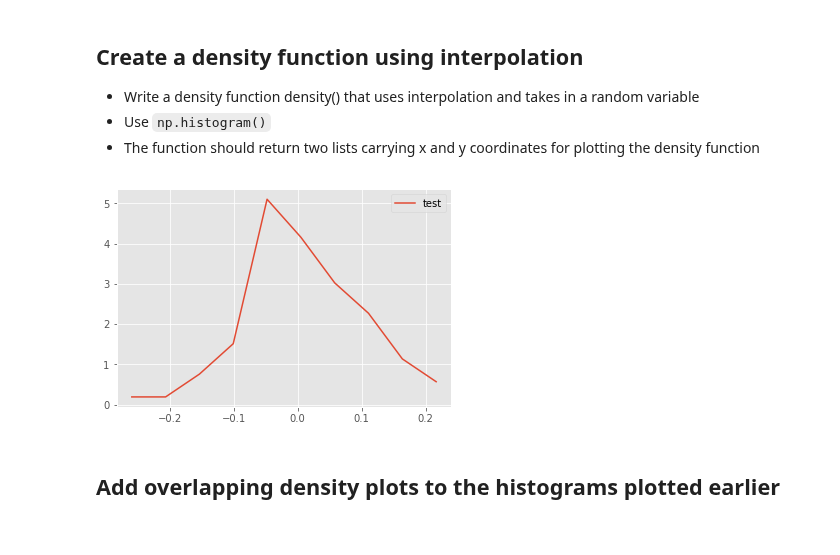
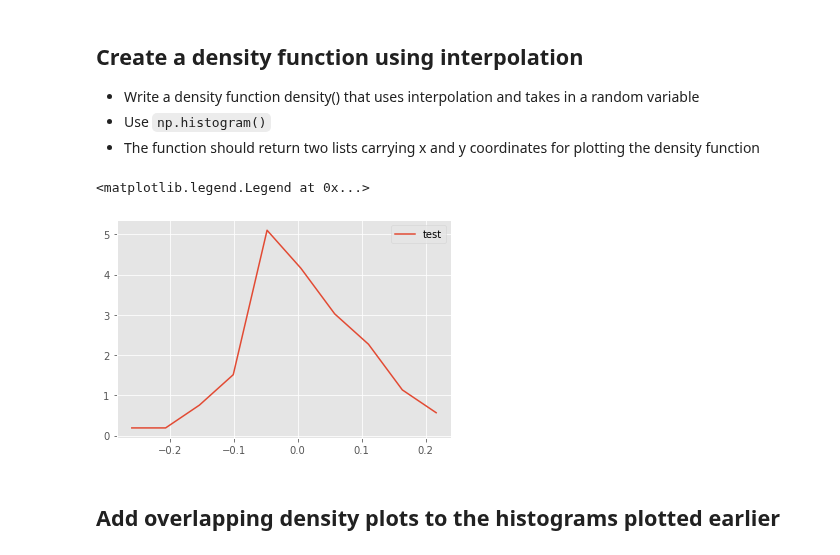
Before and after one commit to jbuenaseda/probability-density-functions-lab-nyc-ds-033020, a Jupyter notebook: index.ipynb, the cells around one changed output. Cells and saved outputs as stored; diff of their text form; code cells hidden in the pictures.

```diff
--- a/index.ipynb
+++ b/index.ipynb
@@ -93,29 +93,30 @@ plt.show()
 # %%
 def density(x):
 
     n, bins = np.histogram(x,10,density=1)
     #Initialize numpy arrays with zeros to store interpolated values
     pdfx = np.zeros(n.size)
     pdfy = np.zeros(n.size)
 
     #Interpolate through histogram bins
     #identify middle point between two neighbouring bins, in terms of x and y coords
     for k in range(n.size):
         pdfx[k]=0.5*(bins[k]+bins[k+1])
         pdfy[k]=n[k]
 
     #plot the calculated curve
     return pdfx, pdfy
 
 # Generate test data and test the function - uncomment to run the test
-# np.random.seed(5)
-# mu, sigma = 0, 0.1 # mean and standard deviation
-# s = np.random.normal(mu, sigma, 100)
-# x,y = density(s)
-# plt.plot(x,y, label = 'test')
-# plt.legend()
+np.random.seed(5)
+mu, sigma = 0, 0.1 # mean and standard deviation
+s = np.random.normal(mu, sigma, 100)
+x,y = density(s)
+plt.plot(x,y, label = 'test')
+plt.legend()
 # %% [output]
+<matplotlib.legend.Legend at 0x...>
-[figure, old version]
+[figure, new version]
 # %% [markdown]
 ## Add overlapping density plots to the histograms plotted earlier
 # %%
```
